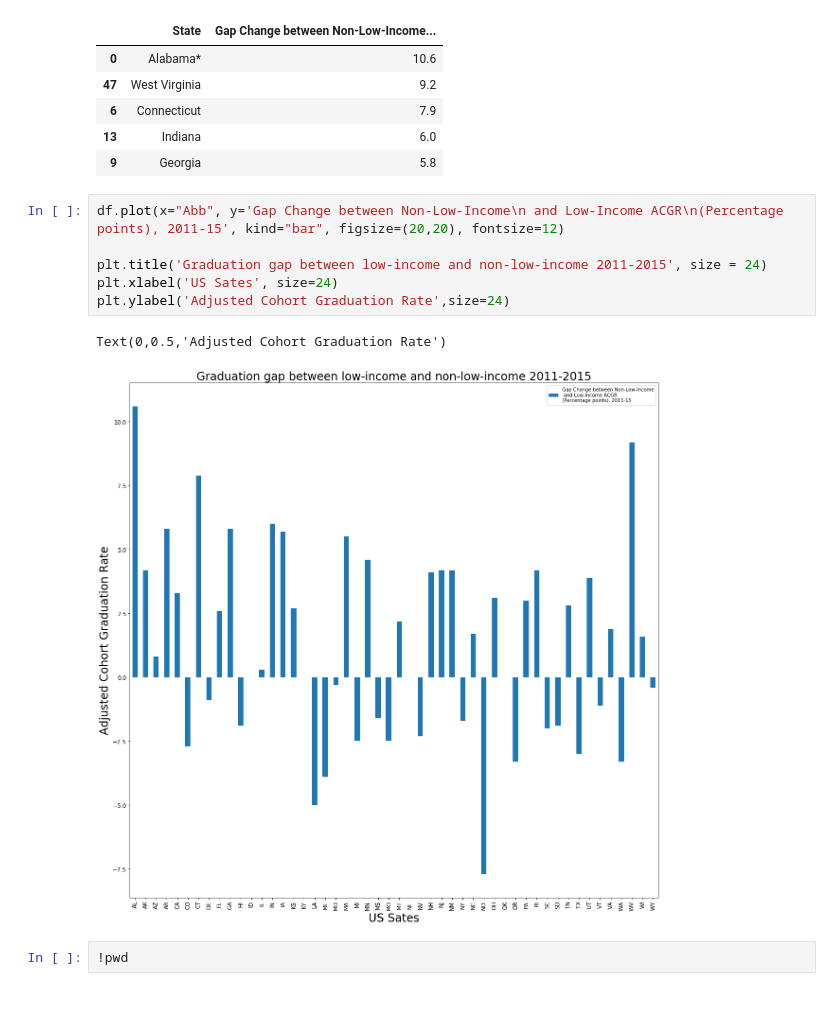
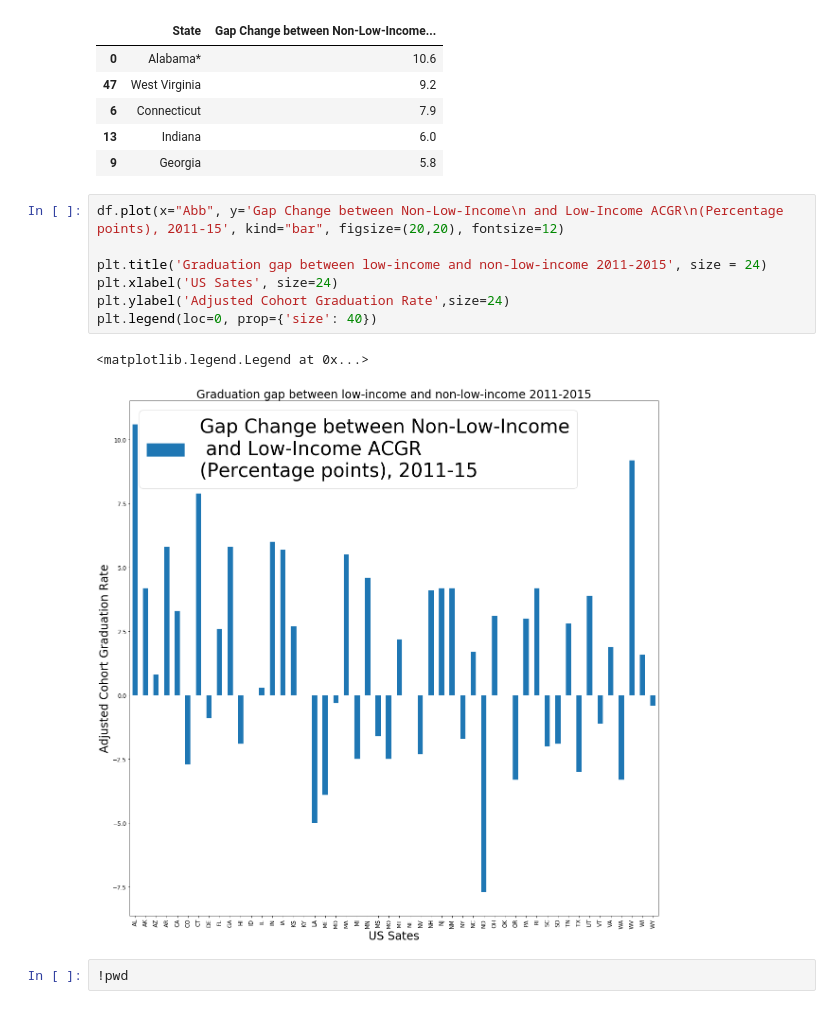
Before and after one commit to jelizalo/project-one, a Jupyter notebook: DataSets/Gloria_HS_Graduation_by_Income.ipynb, the cells around one changed output. Drawn from its saved outputs; the diff is of its cells as text.

```diff
--- a/DataSets/Gloria_HS_Graduation_by_Income.ipynb
+++ b/DataSets/Gloria_HS_Graduation_by_Income.ipynb
@@ -144,12 +145,13 @@ df[ ['State', 'Gap Change between Non-Low-Income\n and Low-Income ACGR\n(Percent
 # %%
 df.plot(x="Abb", y='Gap Change between Non-Low-Income\n and Low-Income ACGR\n(Percentage points), 2011-15', kind="bar", figsize=(20,20), fontsize=12)
 
 plt.title('Graduation gap between low-income and non-low-income 2011-2015', size = 24)
 plt.xlabel('US Sates', size=24)
 plt.ylabel('Adjusted Cohort Graduation Rate',size=24)
+plt.legend(loc=0, prop={'size': 40})
 # %% [output]
-Text(0,0.5,'Adjusted Cohort Graduation Rate')
+<matplotlib.legend.Legend at 0x...>
-[figure, old version]
+[figure, new version]
 # %%
 !pwd
 # %% [output]
```
Also changed, not shown: parts of 1 cell of this notebook.
